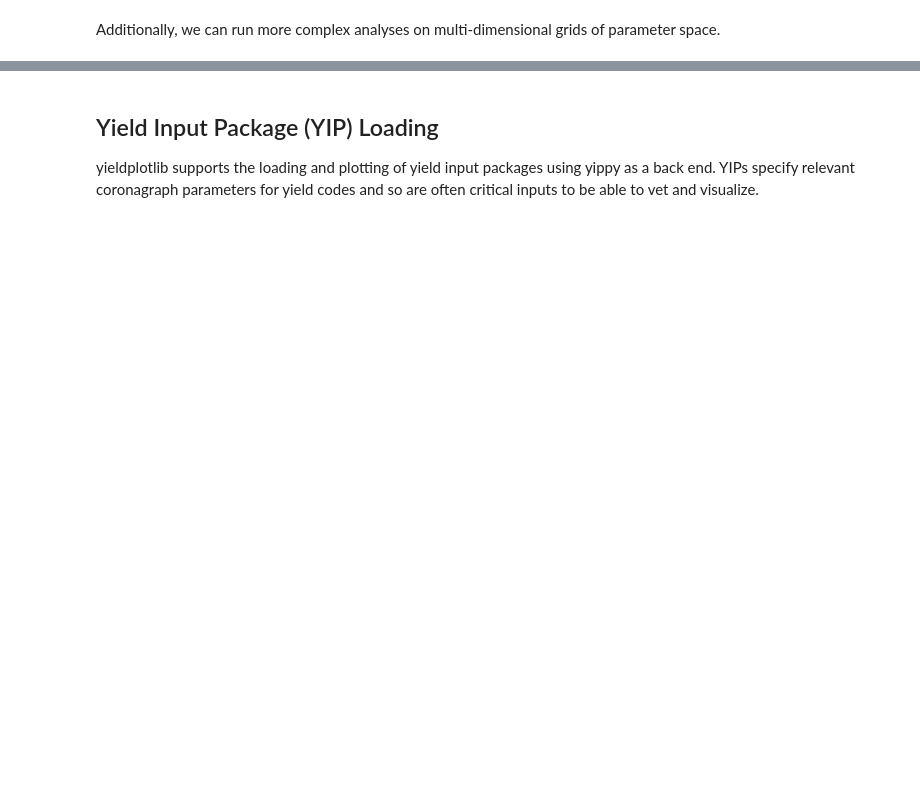
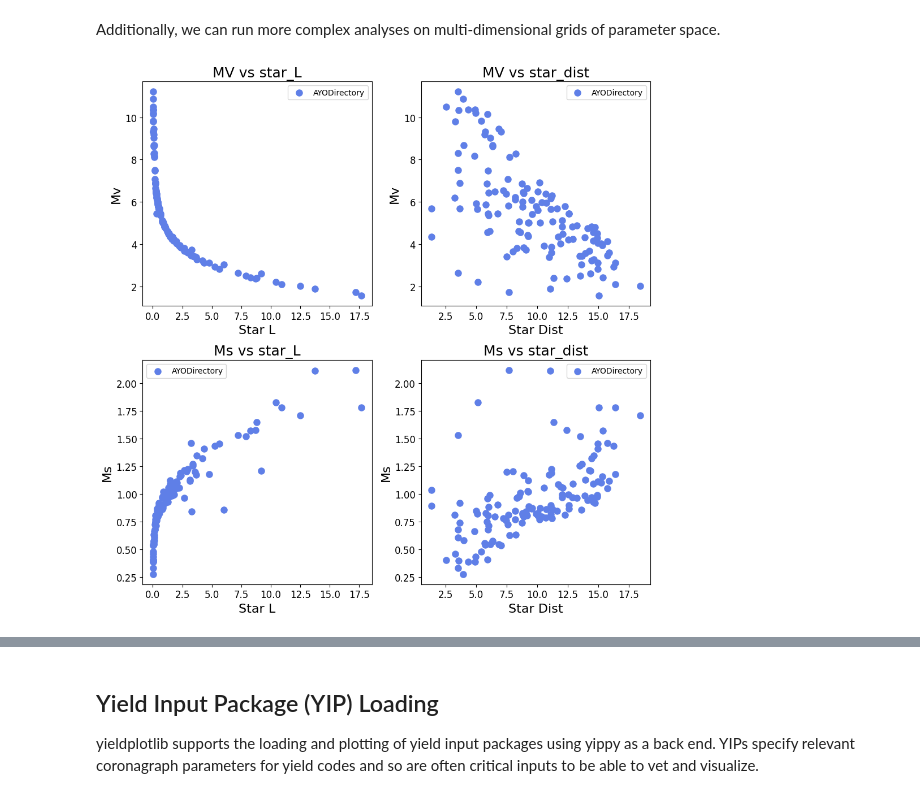
Before and after one commit to HWO-Yield-Visualizations/yieldplotlib, a Jupyter notebook: docs/tutorials/yieldplotlib_tutorial.ipynb, the cells around one changed output, grey strips where cells are left out. Saved outputs shown, nothing was run; the diff lists cells and outputs as text; code cells hidden in the pictures; blank space fills up the shorter version.

```diff
--- a/docs/tutorials/yieldplotlib_tutorial.ipynb
+++ b/docs/tutorials/yieldplotlib_tutorial.ipynb
@@ -127,18 +172,16 @@ ypl.multi(
 Additionally, we can run more complex analyses on multi-dimensional grids of parameter space.
 # %%
 # Plot a grid of parameters against each other.
-ypl.xy_grid(
+fig, axs = ypl.xy_grid(
     [ayo],
     ["star_L", "star_dist"],
     ["MV", "Ms"],
     plot_type="scatter",
-    figsize=None,
-    suptitle=None,
     legend=True,
-    sharex=False,
-    sharey=False,
-    titles=None,
 )
+plt.show()
+# %% [output]
+[figure, added]
 # %%
 # Plot multiple panels with different specifications for each yield run.
 
```
Also changed, not shown: parts of 13 cells of this notebook.
